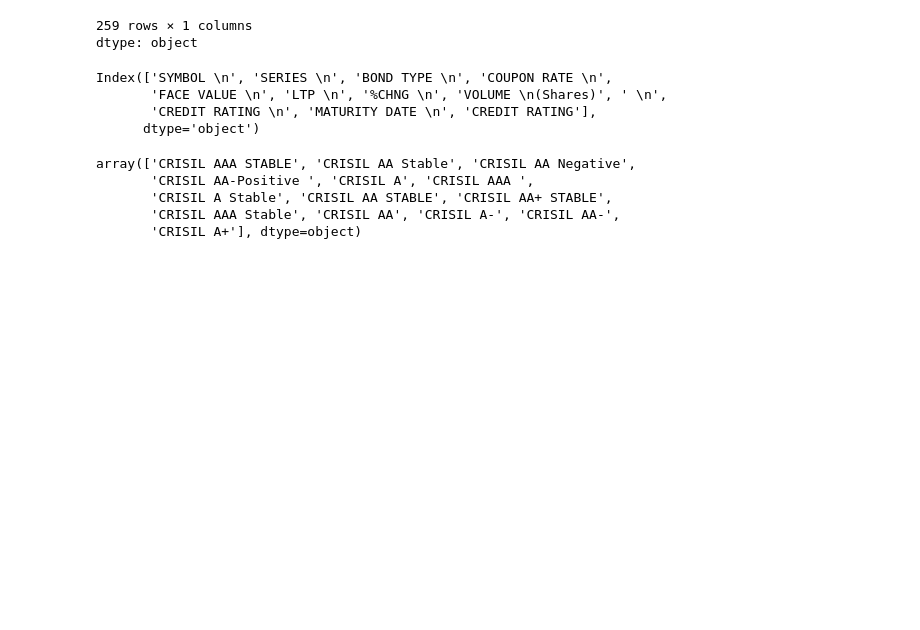
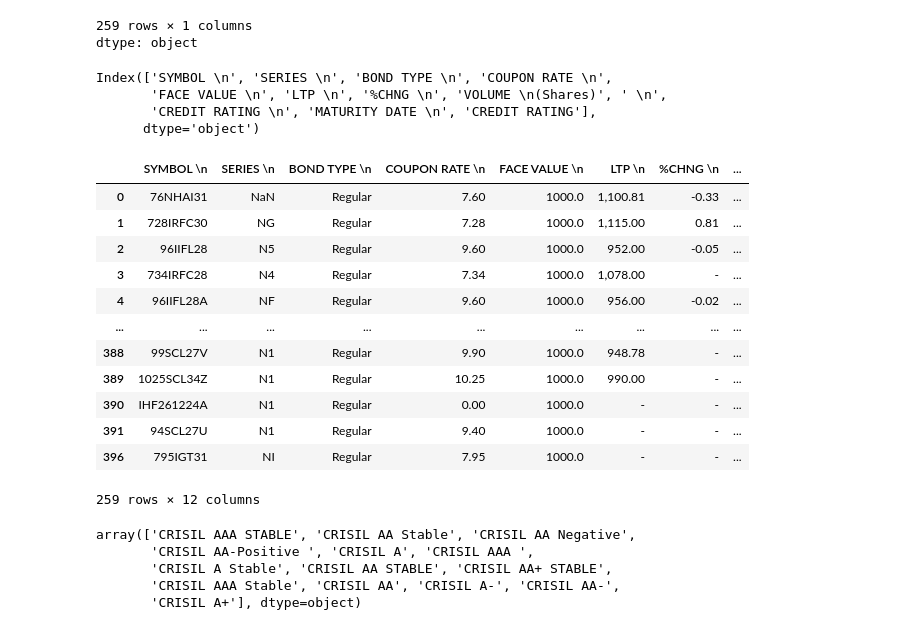
Before and after one commit to Rudra-prasad-tarai/CreditRiskOptimisation, a Jupyter notebook: Credit_Risk_Optimisation.ipynb, the cells around one changed output. Cells and saved outputs as stored; diff of their text form; code cells hidden in the pictures; blank space fills up the shorter version.

```diff
--- a/Credit_Risk_Optimisation.ipynb
+++ b/Credit_Risk_Optimisation.ipynb
@@ -101,6 +101,22 @@ Index(['SYMBOL \n', 'SERIES \n', 'BOND TYPE \n', 'COUPON RATE \n',
        'FACE VALUE \n', 'LTP \n', '%CHNG \n', 'VOLUME \n(Shares)', ' \n',
        'CREDIT RATING \n', 'MATURITY DATE \n', 'CREDIT RATING'],
       dtype='object')
+# %%
+bonds
+# %% [output]
+|  | SYMBOL \n | SERIES \n | BOND TYPE \n | COUPON RATE \n | FACE VALUE \n | LTP \n | %CHNG \n | ... |
+| 0 | 76NHAI31 | NaN | Regular | 7.60 | 1000.0 | 1,100.81 | -0.33 | ... |
+| 1 | 728IRFC30 | NG | Regular | 7.28 | 1000.0 | 1,115.00 | 0.81 | ... |
+| 2 | 96IIFL28 | N5 | Regular | 9.60 | 1000.0 | 952.00 | -0.05 | ... |
+| 3 | 734IRFC28 | N4 | Regular | 7.34 | 1000.0 | 1,078.00 | - | ... |
+| 4 | 96IIFL28A | NF | Regular | 9.60 | 1000.0 | 956.00 | -0.02 | ... |
+| ... | ... | ... | ... | ... | ... | ... | ... | ... |
+| 388 | 99SCL27V | N1 | Regular | 9.90 | 1000.0 | 948.78 | - | ... |
+| 389 | 1025SCL34Z | N1 | Regular | 10.25 | 1000.0 | 990.00 | - | ... |
+| 390 | IHF261224A | N1 | Regular | 0.00 | 1000.0 | - | - | ... |
+| 391 | 94SCL27U | N1 | Regular | 9.40 | 1000.0 | - | - | ... |
+| 396 | 795IGT31 | NI | Regular | 7.95 | 1000.0 | - | - | ... |
+259 rows × 12 columns
 # %%
 bonds.dropna(subset = ['CREDIT RATING \n'],inplace=True)
 # %%
```
Also changed, not shown: parts of 15 cells of this notebook.
